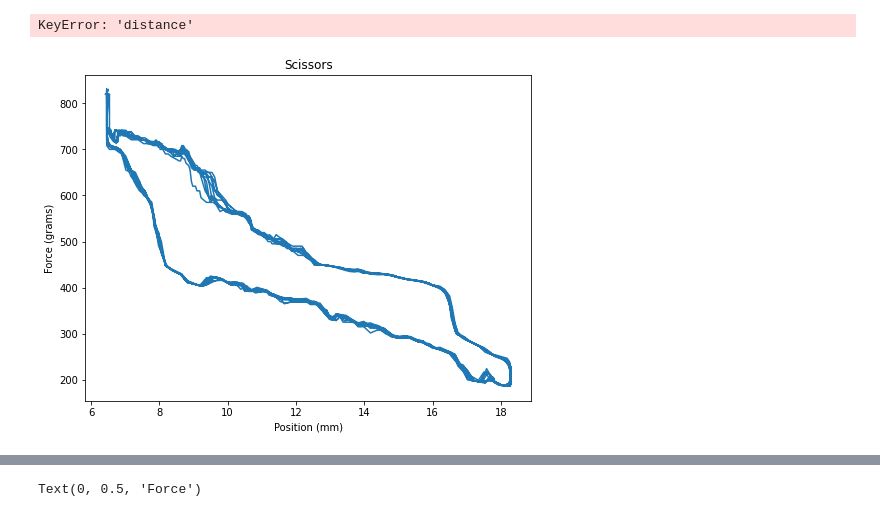
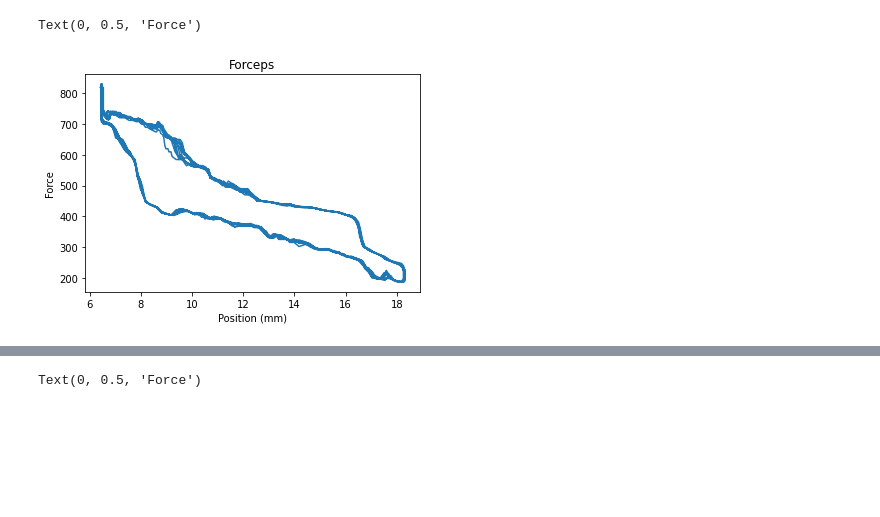
Before and after one commit to Jenirethvanessa/robotic_end-effector, a Jupyter notebook: forceplots.ipynb, the cells around one changed output, grey strips where cells are left out. Cells and saved outputs as stored; diff of their text form; code cells hidden in the pictures; blank space fills up the shorter version.

```diff
--- a/forceplots.ipynb
+++ b/forceplots.ipynb
@@ -61,18 +96,11 @@ scissors_force = get_force(data_scissors_force)
-# %%
-d = {'distance': data_scissors_position_mm, 'force': scissors_force}
-scissors = pd.DataFrame(d)
-
-bin = data_scissors_position_mm['distance'].max() - data_scissors_position_mm['distance'].min()
-print(bin)
-scissors["bucket"] = pd.cut(scissors["distance"], )
-
-print(scissors)
-# %% [output]
-KeyError: 'distance'
-# %%
-create_plot(data_scissors_position_mm, scissors_force, title = "Scissors")
-# %% [output]
-[figure, removed]
+# %%
+plt.plot(data_scissors_position_mm, scissors_force)
+plt.title("Forceps")
+plt.xlabel("Position (mm)")
+plt.ylabel("Force")
+# %% [output]
+Text(0, 0.5, 'Force')
+[figure, added]
 # %%
 data_forceps_position_mm = distance_to_mm(data_forceps["position"],  b = -8.46)
 data_forceps_force = arduino_to_voltage(data_forceps["force"])
```
Also changed, not shown: parts of 8 cells of this notebook, 22 other files.
